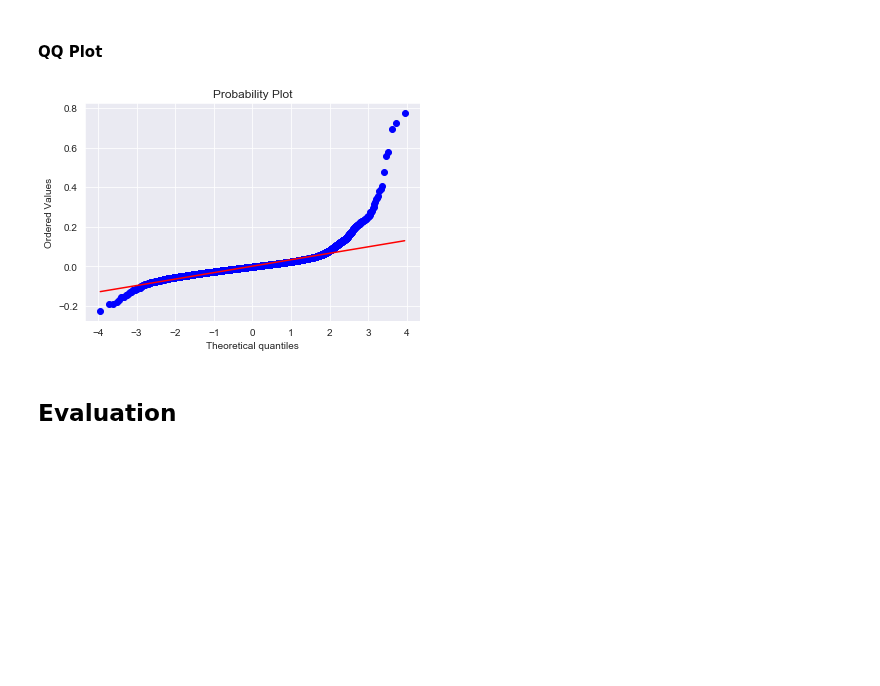
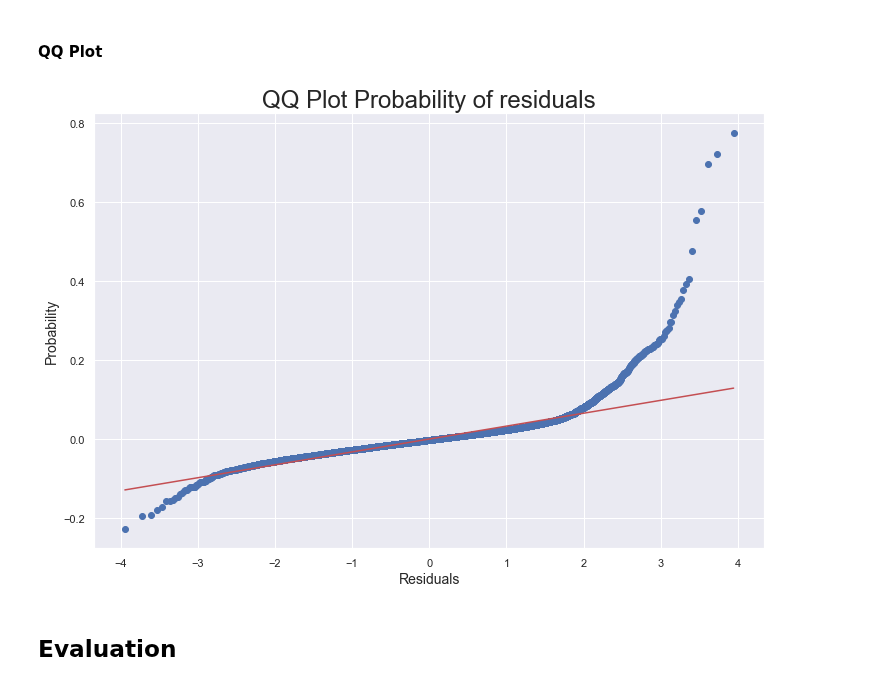
Before and after one commit to griffinhundley/predicting-housing-prices, a Jupyter notebook: Final_Notebook.ipynb, the cells around one changed output. Cells and saved outputs as stored; diff of their text form; code cells hidden in the pictures; blank space fills up the shorter version.

```diff
--- a/Final_Notebook.ipynb
+++ b/Final_Notebook.ipynb
@@ -429,9 +433,13 @@ sns.scatterplot(x = normalized_predicted, y = normalized_residuals);
 # %% [markdown]
 #### QQ Plot
-# %%
-stats.probplot(normalized_residuals, plot=plt);
-# %% [output]
-[figure, removed]
+# %%
+fig, ax = plt.subplots(figsize = (12, 8))
+stats.probplot(normalized_residuals, plot=plt)
+ax.set_title('QQ Plot Probability of residuals', fontsize = 24)
+ax.set_xlabel('Residuals', fontsize = 14)
+ax.set_ylabel('Probability', fontsize = 14);
+# %% [output]
+[figure, added]
 # %% [markdown]
 ## Evaluation  <a id="Evaluation"></a>
 # %% [markdown]
```
Also changed, not shown: parts of 16 cells of this notebook.
